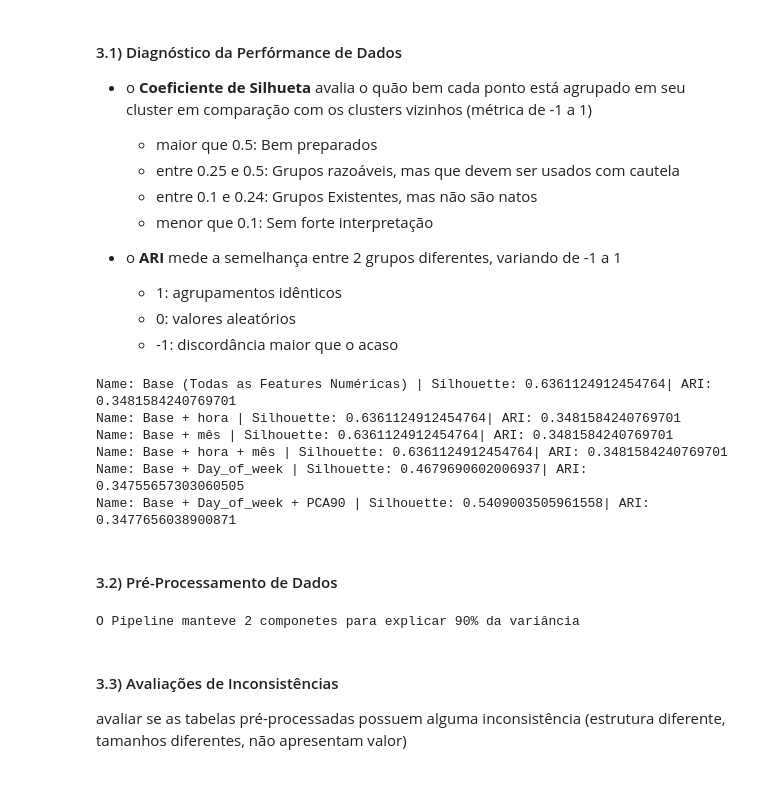
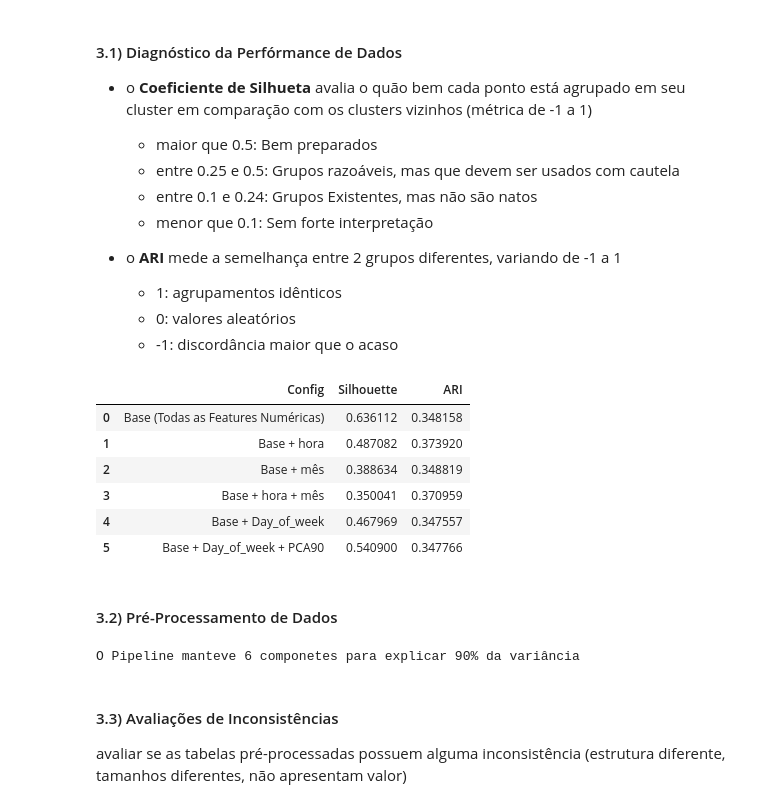
Before and after one commit to MBA-Data-Science-Unifor/Regime-Anomaly-Unsupervisioned, a Jupyter notebook: artifacts/notebooks/02_preprocessing.ipynb, the cells around one changed output. Saved outputs shown, nothing was run; the diff lists cells and outputs as text; code cells hidden in the pictures.

```diff
--- a/artifacts/notebooks/02_preprocessing.ipynb
+++ b/artifacts/notebooks/02_preprocessing.ipynb
@@ -100,22 +74 @@ X_test_featured = time_feature_adapt(X_test)
-# %%
-FEATURE_NUMERIC = [
-    'Usage_kWh', # feature central
-    'Lagging_Current_Reactive.Power_kVarh',  # r=0.9 com o 'Usage_kWh'
-    'Leading_Current_Reactive_Power_kVarh',  # r=-0.32 com o 'Usage_kWh'
-    'Lagging_Current_Power_Factor'           # r=0.39 com o 'Usage_kWh'
-]
-
-FEATURE_HOUR = ['hour_sin', 'hour_cos']
-FEATURE_MONTH = ['month_sin', 'month_cos']
-FEATURE_CLUSTERS_CATEGORICAL = ['Day_of_week']
-
-FEATURE_REPORTED = [
-    "CO2(tCO2)", # r=0.99 com o 'Usage_kWh' -> excluída no K-Means e mantida para validar e reportar os clusters
-    "WeekStatus" # redundante com o Day_of_week
-]
-
-FEATURE_DELETED = [
-    "date",  # substituída por hour_sin/cos e month_sin/cos
-    "NSM",   # substituída por hour_sin/cos (mesma informação, menos granular)
-]
 # %% [markdown]
@@ -188,33 +133,32 @@ def stability_subsample(features, n_clusters=3, n_runs=30, sample_frac=0.8, seed
     * 1: agrupamentos idênticos
     * 0: valores aleatórios
     * -1: discordância maior que o acaso
-# %%
-configs = {
-    "Base (Todas as Features Numéricas)": FEATURE_NUMERIC,
-    "Base + hora": FEATURE_NUMERIC + FEATURE_HOUR,
-    "Base + mês": FEATURE_NUMERIC + FEATURE_MONTH,
-    "Base + hora + mês": FEATURE_NUMERIC + FEATURE_HOUR + FEATURE_MONTH,
-    "Base + Day_of_week": FEATURE_NUMERIC + ['Day_of_week'],
-    "Base + Day_of_week + PCA90": FEATURE_NUMERIC + ['Day_of_week']
-}
-
-results = []
-
-for name, cols in configs.items():
-    use_pca = False if name != "Base + Day_of_week + PCA90" else True
-    sil, ari = evaluate_config(cols, X_train_featured, y_train, use_pca=use_pca)
-    print(f'Name: {name} | Silhouette: {sil}| ARI: {ari}')
-# %% [output]
-Name: Base (Todas as Features Numéricas) | Silhouette: 0.6361124912454764| ARI: 0.3481584240769701
-Name: Base + hora | Silhouette: 0.6361124912454764| ARI: 0.3481584240769701
-Name: Base + mês | Silhouette: 0.6361124912454764| ARI: 0.3481584240769701
-Name: Base + hora + mês | Silhouette: 0.6361124912454764| ARI: 0.3481584240769701
-Name: Base + Day_of_week | Silhouette: 0.4679690602006937| ARI: 0.34755657303060505
-Name: Base + Day_of_week + PCA90 | Silhouette: 0.5409003505961558| ARI: 0.3477656038900871
+# %%
+configs = {
+    "Base (Todas as Features Numéricas)": (FEATURE_NUMERIC, None),
+    "Base + hora": (FEATURE_NUMERIC + FEATURE_HOUR, None),
+    "Base + mês": (FEATURE_NUMERIC + FEATURE_MONTH, None),
+    "Base + hora + mês": (FEATURE_NUMERIC + FEATURE_HOUR + FEATURE_MONTH, None),
+    "Base + Day_of_week": (FEATURE_NUMERIC + ['Day_of_week'], None),
+    "Base + Day_of_week + PCA90": (FEATURE_NUMERIC + ['Day_of_week'], 0.9)
+}
+
+df_silhouette_ari = create_silhouette_ari_dataframe(configs)
+
+display(df_silhouette_ari)
+# %% [output]
+|  | Config | Silhouette | ARI |
+| 0 | Base (Todas as Features Numéricas) | 0.636112 | 0.348158 |
+| 1 | Base + hora | 0.487082 | 0.373920 |
+| 2 | Base + mês | 0.388634 | 0.348819 |
+| 3 | Base + hora + mês | 0.350041 | 0.370959 |
+| 4 | Base + Day_of_week | 0.467969 | 0.347557 |
+| 5 | Base + Day_of_week + PCA90 | 0.540900 | 0.347766 |
 # %% [markdown]
 #### 3.2) Pré-Processamento de Dados
 # %%
-pipeline = build_preprocessor(pca_variance=0.9)
+numeric_cols, categorical_cols = split_columns(FEATURE_NUMERIC + ['Day_of_week'])
+pipeline = build_preprocessor(numeric_cols=numeric_cols, categorical_cols=categorical_cols, pca_variance=0.9)
 
 # Escalado + PCA
 X_train_processed = pipeline.fit_transform(X_train)
@@ -224,7 +168,7 @@ components = pipeline.named_steps["pca"].n_components_
 
 print(f"O Pipeline manteve {components} componetes para explicar 90% da variância")
 # %% [output]
-O Pipeline manteve 2 componetes para explicar 90% da variância
+O Pipeline manteve 6 componetes para explicar 90% da variância
 # %% [markdown]
 #### 3.3) Avaliações de Inconsistências
 
```
Also changed, not shown: parts of 10 cells of this notebook, 3 other files.
